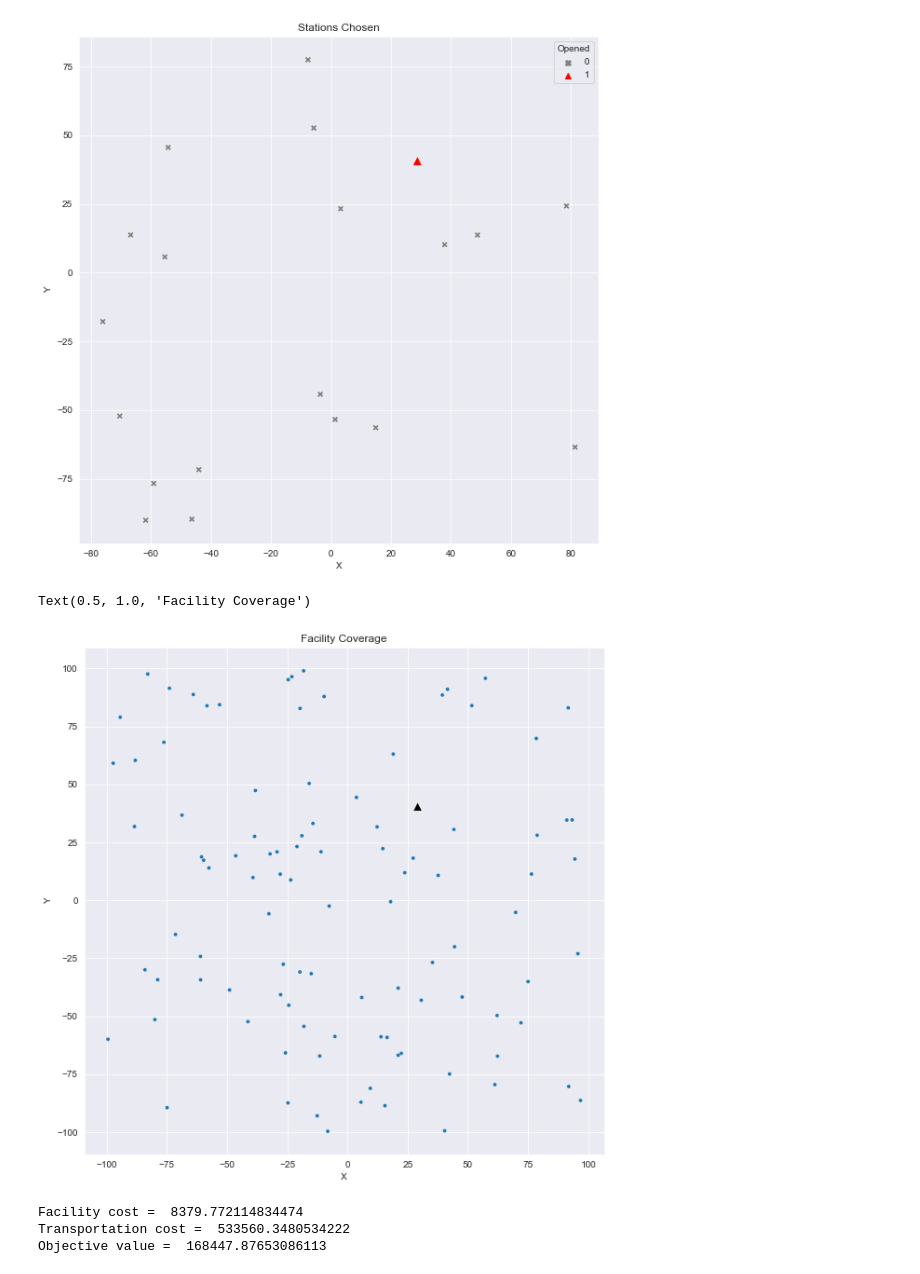
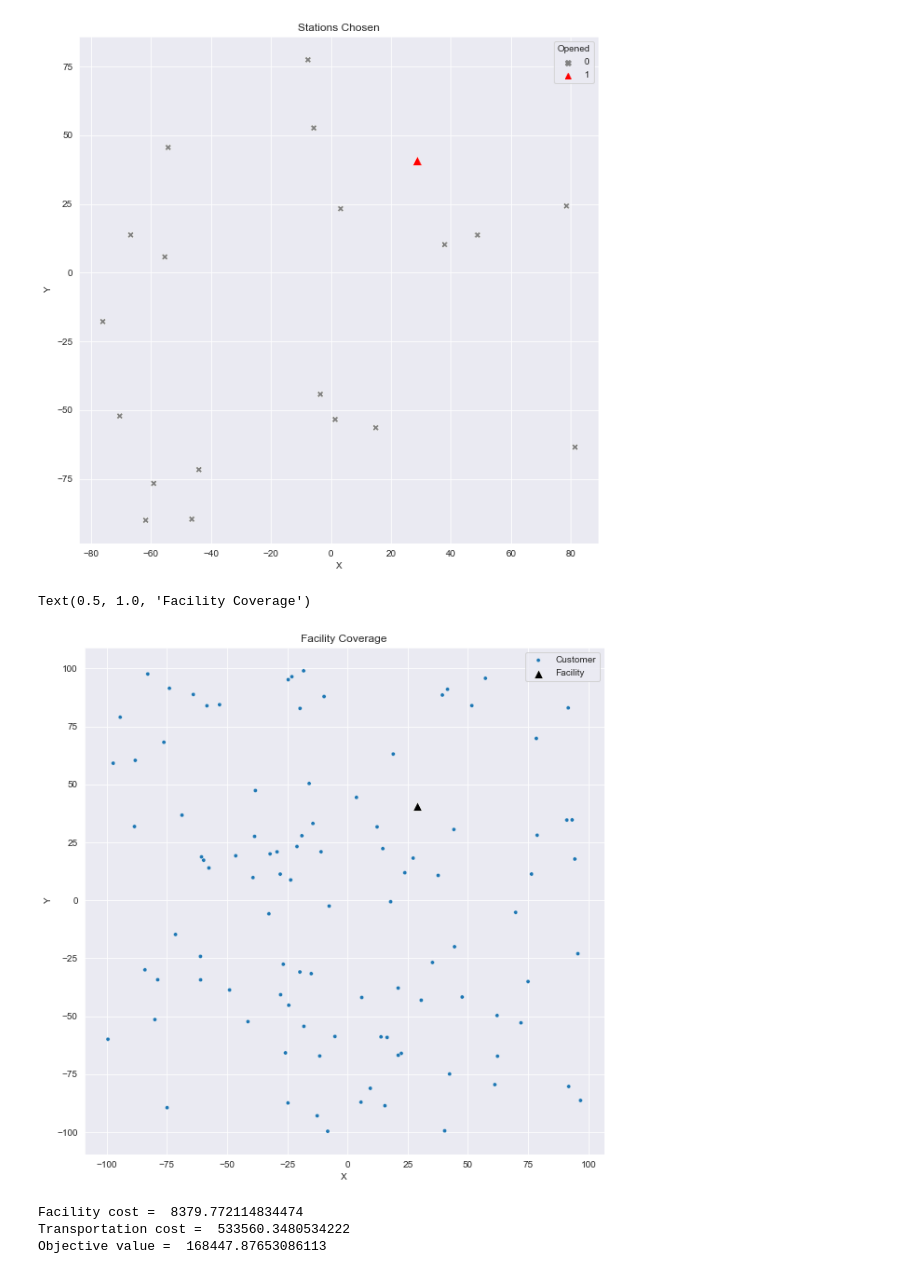
Before and after one commit to WolfpackWilson/logistics-models, a Jupyter notebook: UFLP/UFLP.ipynb, the cells around one changed output. Cells and saved outputs as stored; diff of their text form; code cells hidden in the pictures.

Commit message:
added legends

```diff
--- a/UFLP/UFLP.ipynb
+++ b/UFLP/UFLP.ipynb
@@ -109,12 +105,12 @@ Text(0.5, 1.0, 'Stations Chosen')
 # %%
 # plot the customer coverage
 fig, ax = plt.subplots(figsize=(10,10))
-sns.scatterplot(x='X', y='Y', data=i_data, hue='Covered', palette='tab20', size=1, legend=False)
-sns.scatterplot(x='X', y='Y', data=j_data[j_data['Opened'] == 1], s=100, color='black', marker='^')
+sns.scatterplot(x='X', y='Y', data=i_data, hue='Covered', palette='tab20', size=1, legend=False, label="Customer")
+sns.scatterplot(x='X', y='Y', data=j_data[j_data['Opened'] == 1], s=100, color='black', marker='^', label="Facility")
 plt.title('Facility Coverage')
 # %% [output]
 Text(0.5, 1.0, 'Facility Coverage')
-[figure, old version]
+[figure, new version]
 # %%
 # find objective value
 fac_cost = sum([f[j]*x[j].X for j in J])
```
Also changed, not shown: parts of 1 cell of this notebook, 2 other files.
